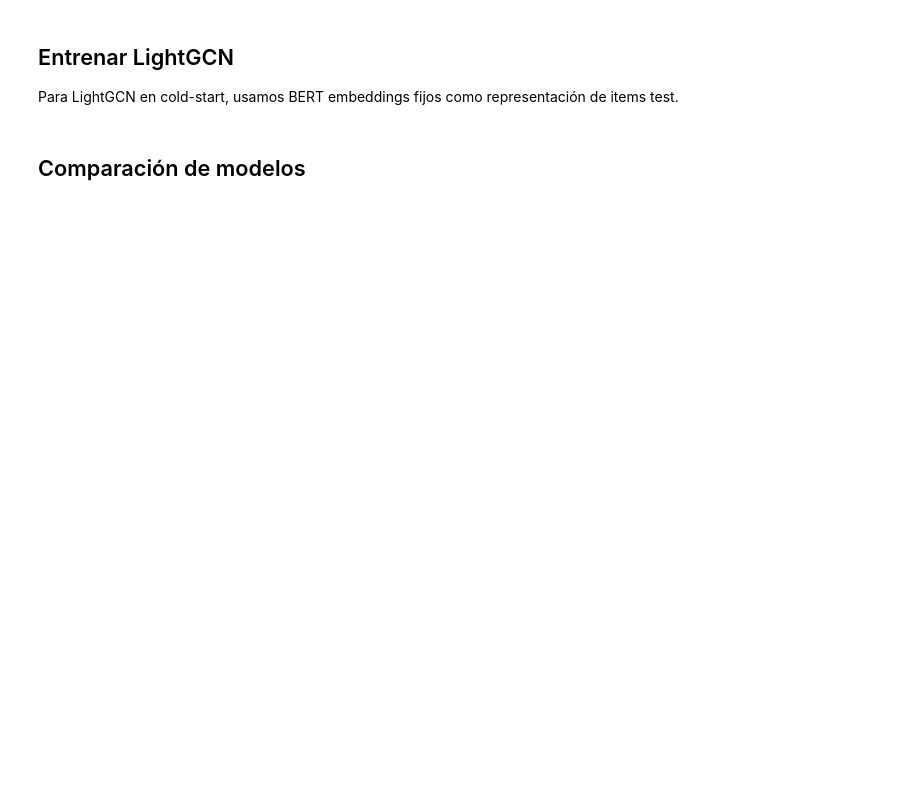
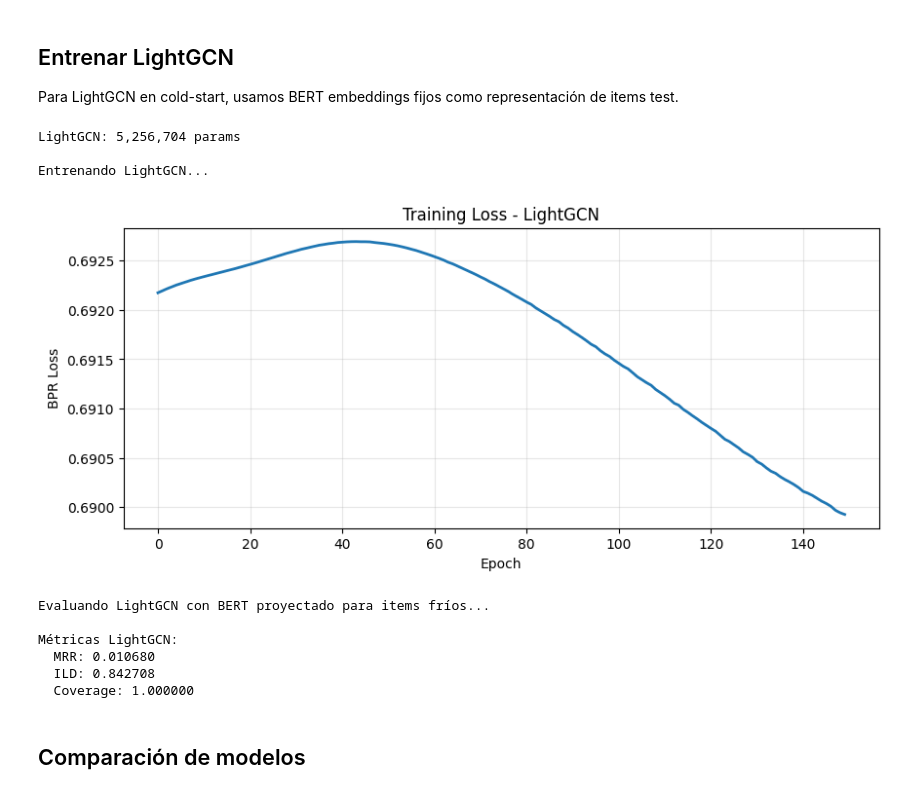
Before and after one commit to aLotOfGluten/IIC3633-Proyecto, a Jupyter notebook: midterm/Cold_Start_Recomendacion_Online.ipynb, the cells around one changed output. Drawn from its saved outputs; the diff is of its cells as text; code cells hidden in the pictures; blank space fills up the shorter version.

```diff
--- a/midterm/Cold_Start_Recomendacion_Online.ipynb
+++ b/midterm/Cold_Start_Recomendacion_Online.ipynb
@@ -54,8 +105,8 @@ if torch.cuda.is_available():
 
 Verificamos que efectivamente los items de test sean cold-start.
 # %%
-df15 = pd.read_csv('../data_processing/processed_twitter15_global_temporal/twitter15_processed.csv', sep=';')
-df16 = pd.read_csv('../data_processing/processed_twitter16_global_temporal/twitter16_processed.csv', sep=';')
+df15 = pd.read_csv('twitter15_temporal.csv', sep=';')
+df16 = pd.read_csv('twitter16_temporal.csv', sep=';')
 df = pd.concat([df15, df16], ignore_index=True)
 
 print(f"Total interacciones: {len(df):,}")
@@ -160,7 +243,7 @@ print(f"  Threshold: >= {MIN_COMMON} items compartidos")
 
 Cargamos negative samples y filtramos solo los relevantes para train.
 # %%
-negative_samples = pd.read_csv('../data_processing/processed_round2/negative_samples.csv')
+negative_samples = pd.read_csv('negative_samples.csv')
 
 negative_samples['user_idx'] = negative_samples['user_id'].map(user_to_idx)
 negative_samples['item_idx'] = negative_samples['item_id'].map(item_to_idx_train)
@@ -192,8 +279,9 @@ for item_id in train_items_list:
     ordered_texts_train.append(text)
 
 print(f"Generando BERT embeddings para train items...")
-train_item_embeddings_bert = model_bert.encode(ordered_texts_train, show_progress_bar=True, convert_to_tensor=True)
-train_item_embeddings_bert = train_item_embeddings_bert.to(device)
+train_item_embeddings_bert = model_bert.encode(ordered_texts_train, show_progress_bar=True,
+convert_to_tensor=True)
+train_item_embeddings_bert = train_item_embeddings_bert.clone().detach().to(device)
 
 item_texts_test = test_df.groupby('source_tree_id')['text'].first().to_dict()
 ordered_texts_test = []
@@ -205,7 +293,7 @@ for item_id in test_items_cold:
 
 print(f"Generando BERT embeddings para test items (cold)...")
 test_item_embeddings_bert = model_bert.encode(ordered_texts_test, show_progress_bar=True, convert_to_tensor=True)
-test_item_embeddings_bert = test_item_embeddings_bert.to(device)
+test_item_embeddings_bert = test_item_embeddings_bert.clone().detach().to(device)
 
 train_item_embeddings_random = torch.empty(num_train_items, 64)
 nn.init.xavier_uniform_(train_item_embeddings_random)
@@ -282,25 +380,19 @@ def train_epoch(model, edge_index, item_features, train_df, neg_dict, optimizer,
     else:
         user_emb, item_emb = model(edge_index, item_features)
 
-    pos_users = []
-    pos_items = []
+    user_ids = train_df['user_idx'].values
+    item_ids = train_df['item_idx'].values
+
     neg_items = []
-
-    for _, row in train_df.iterrows():
-        u = row['user_idx']
-        i = row['item_idx']
-
+    for u in user_ids:
         if u in neg_dict and len(neg_dict[u]) > 0:
             neg_i = random.choice(neg_dict[u])
         else:
             neg_i = random.randint(0, model.num_items - 1)
-
-        pos_users.append(u)
-        pos_items.append(i)
         neg_items.append(neg_i)
 
-    pos_users = torch.LongTensor(pos_users).to(device)
-    pos_items = torch.LongTensor(pos_items).to(device)
+    pos_users = torch.LongTensor(user_ids).to(device)
+    pos_items = torch.LongTensor(item_ids).to(device)
     neg_items = torch.LongTensor(neg_items).to(device)
 
     pos_scores = (user_emb[pos_users] * item_emb[pos_items]).sum(dim=1)
@@ -312,4 +404,4 @@ def train_epoch(model, edge_index, item_features, train_df, neg_dict, optimizer,
 
     return loss.item()
 
-print("Función de training lista")
+print("Función de training optimizada lista")
@@ -484,35 +608,48 @@ losses_lightgcn = []
 print("\nEntrenando LightGCN...")
 for epoch in tqdm(range(EPOCHS)):
     loss = train_epoch(model_lightgcn, train_edge_index, None,
                       train_df, neg_dict, optimizer, True)
     losses_lightgcn.append(loss)
 
 plt.figure(figsize=(10, 4))
 plt.plot(losses_lightgcn, linewidth=2)
 plt.xlabel('Epoch')
 plt.ylabel('BPR Loss')
 plt.title('Training Loss - LightGCN')
 plt.grid(True, alpha=0.3)
 plt.show()
 
-print("Evaluando LightGCN con BERT para items fríos...")
+print("Evaluando LightGCN con BERT proyectado para items fríos...")
 model_lightgcn.eval()
 with torch.no_grad():
     user_emb_lg, _ = model_lightgcn(train_edge_index)
     user_emb_lg = F.normalize(user_emb_lg, p=2, dim=1)
-    test_item_emb_lg = F.normalize(test_item_embeddings_bert, p=2, dim=1)
+
+    test_item_emb_projected = model_gcn_bert.item_projection(test_item_embeddings_bert)
+    test_item_emb_lg = F.normalize(test_item_emb_projected, p=2, dim=1)
 
     scores_matrix = torch.matmul(user_emb_lg, test_item_emb_lg.t())
     recs_lightgcn = []
     for user_idx in range(num_users):
         _, top = torch.topk(scores_matrix[user_idx], 10)
         recs_lightgcn.append(top.cpu().tolist())
 
 metrics_lightgcn = compute_metrics(recs_lightgcn, gt, num_test_items)
 
 print("\nMétricas LightGCN:")
 for k, v in metrics_lightgcn.items():
     print(f"  {k}: {v:.6f}")
+# %% [output]
+LightGCN: 5,256,704 params
+
+Entrenando LightGCN...
+[figure, added]
+Evaluando LightGCN con BERT proyectado para items fríos...
+
+Métricas LightGCN:
+  MRR: 0.010680
+  ILD: 0.842708
+  Coverage: 1.000000
 # %% [markdown]
 ## Comparación de modelos
 # %%
```
Also changed, not shown: parts of 22 cells of this notebook.
